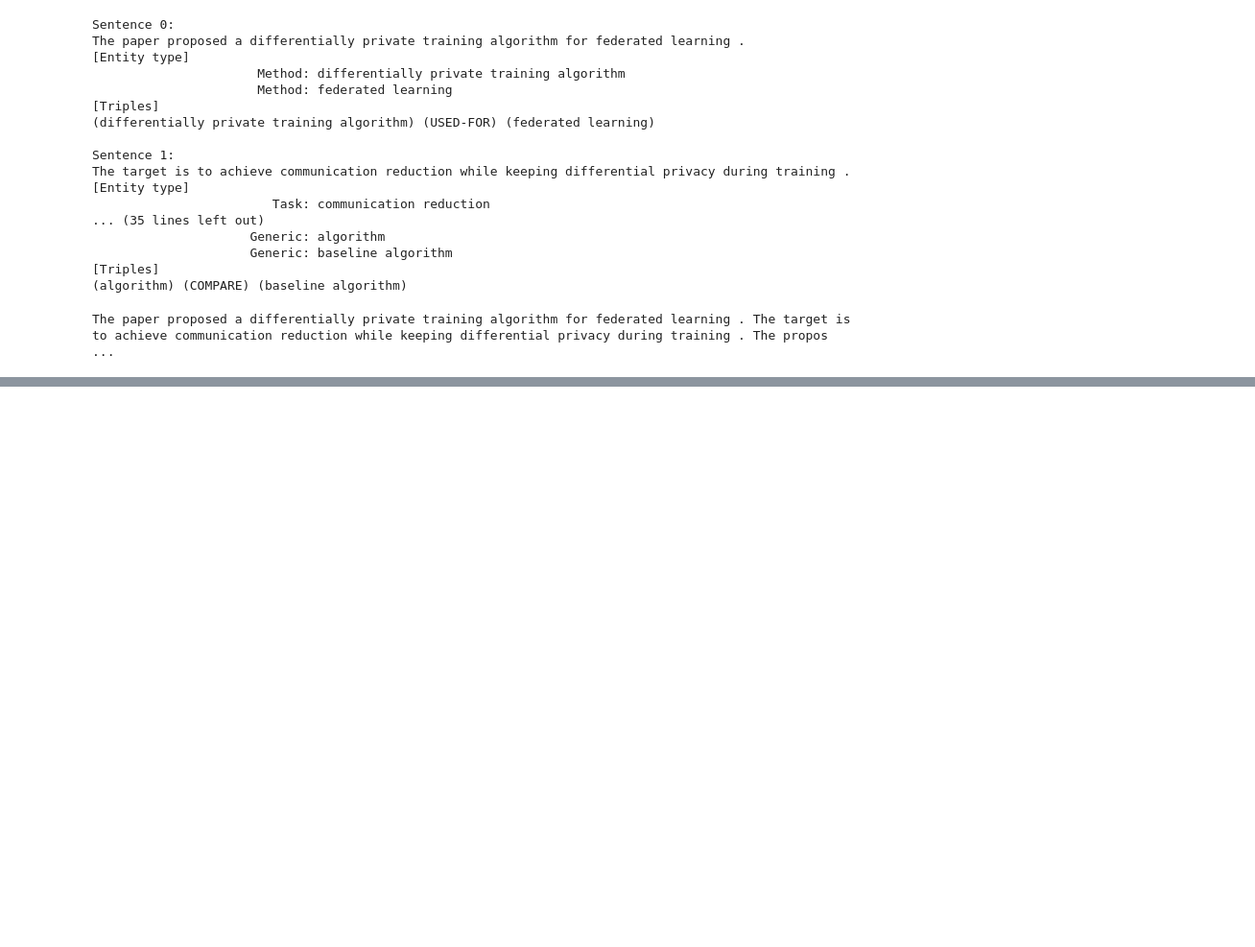
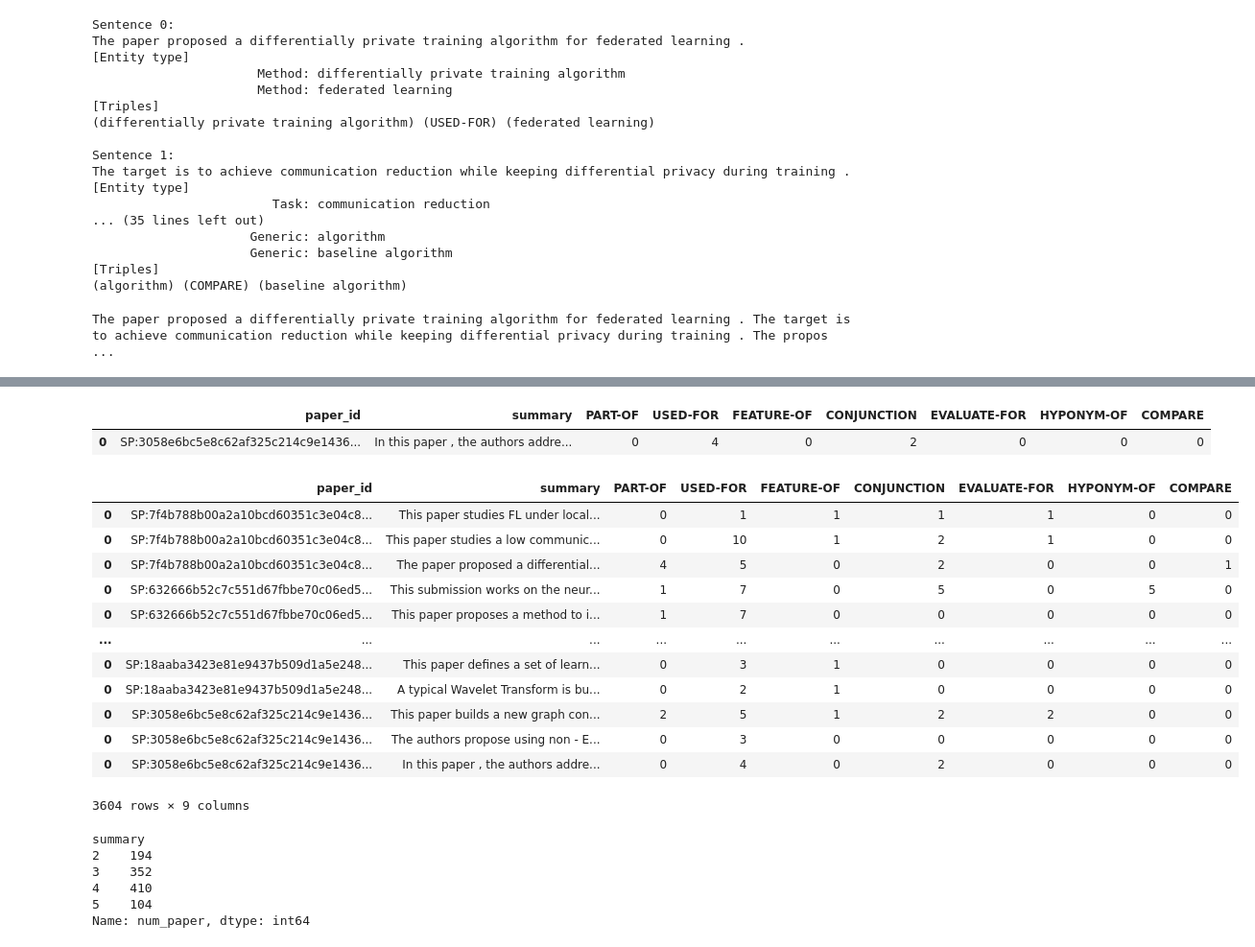
Before and after one commit to Thetang-145/My_Thesis_Playground, a Jupyter notebook: PL-Marker/_visualizeTriple.ipynb, the cells around one changed output, grey strips where cells are left out. Shown at 96% size. Saved outputs shown, nothing was run; the diff lists cells and outputs as text; code cells hidden in the pictures; blank space fills up the shorter version.

```diff
--- a/PL-Marker/_visualizeTriple.ipynb
+++ b/PL-Marker/_visualizeTriple.ipynb
@@ -205,0 +246,66 @@ f.edge('LR_8', 'LR_5', label='S(a)')
+# %%
+import pandas as pd
+col = ["paper_id", "summary"]
+ent_types = ['Method', 'OtherScientificTerm', 'Task', 'Generic', 'Material', 'Metric']
+rel_types = ['PART-OF', 'USED-FOR', 'FEATURE-OF', 'CONJUNCTION', 'EVALUATE-FOR', 'HYPONYM-OF', 'COMPARE']
+# for ent_type in ent_types: col.append(f"ent_{ent_type}")
+# for rel_type in rel_types: col.append(f"rel_{rel_type}")
+ent_stat_df = pd.DataFrame(columns=col+ent_types)
+rel_stat_df = pd.DataFrame(columns=col+rel_types)
+
+for data in dataset:
+    paper_id = data["doc_key"]
+    all_sentences = [j for i in data["sentences"] for j in i]
+    flatten_ner = [j for i in data["predicted_ner"] for j in i]
+    flatten_re  = [j for i in data["predicted_re"] for j in i[1]]
+
+    # Count entity
+    ent_count = {}
+    for ent_type in ent_types: ent_count[ent_type]=0
+    for ent in flatten_ner:
+        ent_count[ent[2]] += 1
+    ent_data = [paper_id, " ".join(all_sentences)] + list(ent_count.values())
+    row_ent_df = pd.DataFrame([ent_data], columns=col+ent_types)
+    ent_stat_df = pd.concat([ent_stat_df, row_ent_df], axis=0)
+
+    # Count relation
+    rel_count = {}
+    for rel_type in rel_types: rel_count[rel_type]=0
+    for rel in flatten_re:
+        rel_count[rel[2]] += 1
+    rel_data = [paper_id, " ".join(all_sentences)] + list(rel_count.values())
+    row_rel_df = pd.DataFrame([rel_data], columns=col+rel_types)
+    rel_stat_df = pd.concat([rel_stat_df, row_rel_df], axis=0)
+# %% [output]
+|  | paper_id | summary | PART-OF | USED-FOR | FEATURE-OF | CONJUNCTION | EVALUATE-FOR | HYPONYM-OF | COMPARE |
+| 0 | SP:3058e6bc5e8c62af325c214c9e1436... | In this paper , the authors addre... | 0 | 4 | 0 | 2 | 0 | 0 | 0 |
+# %%
+rel_stat_df
+# %% [output]
+|  | paper_id | summary | PART-OF | USED-FOR | FEATURE-OF | CONJUNCTION | EVALUATE-FOR | HYPONYM-OF | COMPARE |
+| 0 | SP:7f4b788b00a2a10bcd60351c3e04c8... | This paper studies FL under local... | 0 | 1 | 1 | 1 | 1 | 0 | 0 |
+| 0 | SP:7f4b788b00a2a10bcd60351c3e04c8... | This paper studies a low communic... | 0 | 10 | 1 | 2 | 1 | 0 | 0 |
+| 0 | SP:7f4b788b00a2a10bcd60351c3e04c8... | The paper proposed a differential... | 4 | 5 | 0 | 2 | 0 | 0 | 1 |
+| 0 | SP:632666b52c7c551d67fbbe70c06ed5... | This submission works on the neur... | 1 | 7 | 0 | 5 | 0 | 5 | 0 |
+| 0 | SP:632666b52c7c551d67fbbe70c06ed5... | This paper proposes a method to i... | 1 | 7 | 0 | 0 | 0 | 0 | 0 |
+| ... | ... | ... | ... | ... | ... | ... | ... | ... | ... |
+| 0 | SP:18aaba3423e81e9437b509d1a5e248... | This paper defines a set of learn... | 0 | 3 | 1 | 0 | 0 | 0 | 0 |
+| 0 | SP:18aaba3423e81e9437b509d1a5e248... | A typical Wavelet Transform is bu... | 0 | 2 | 1 | 0 | 0 | 0 | 0 |
+| 0 | SP:3058e6bc5e8c62af325c214c9e1436... | This paper builds a new graph con... | 2 | 5 | 1 | 2 | 2 | 0 | 0 |
+| 0 | SP:3058e6bc5e8c62af325c214c9e1436... | The authors propose using non - E... | 0 | 3 | 0 | 0 | 0 | 0 | 0 |
+| 0 | SP:3058e6bc5e8c62af325c214c9e1436... | In this paper , the authors addre... | 0 | 4 | 0 | 2 | 0 | 0 | 0 |
+3604 rows × 9 columns
+# %%
+def count_num_paper(df):
+    num_paper = df.groupby(['paper_id']).count()
+    num_paper['num_paper'] = 1
+    num_paper = num_paper.groupby(['summary']).count()
+    return num_paper["num_paper"]
+count_num_paper(rel_stat_df)
+# %% [output]
+summary
+2    194
+3    352
+4    410
+5    104
+Name: num_paper, dtype: int64
```
Also changed, not shown: parts of 12 cells of this notebook, 1 other file.
